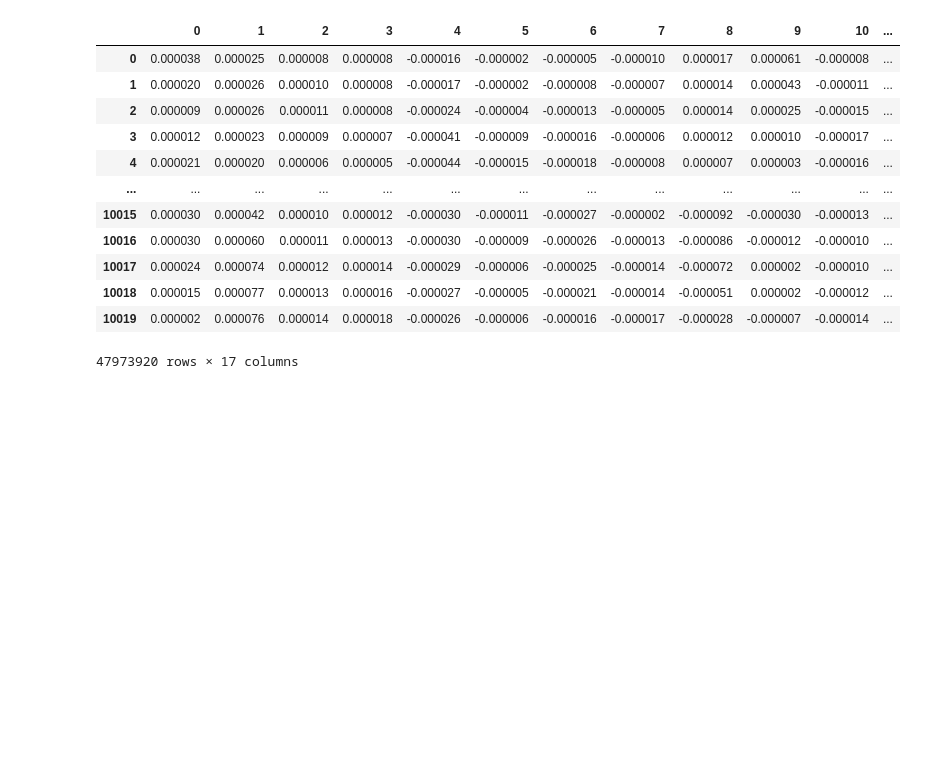
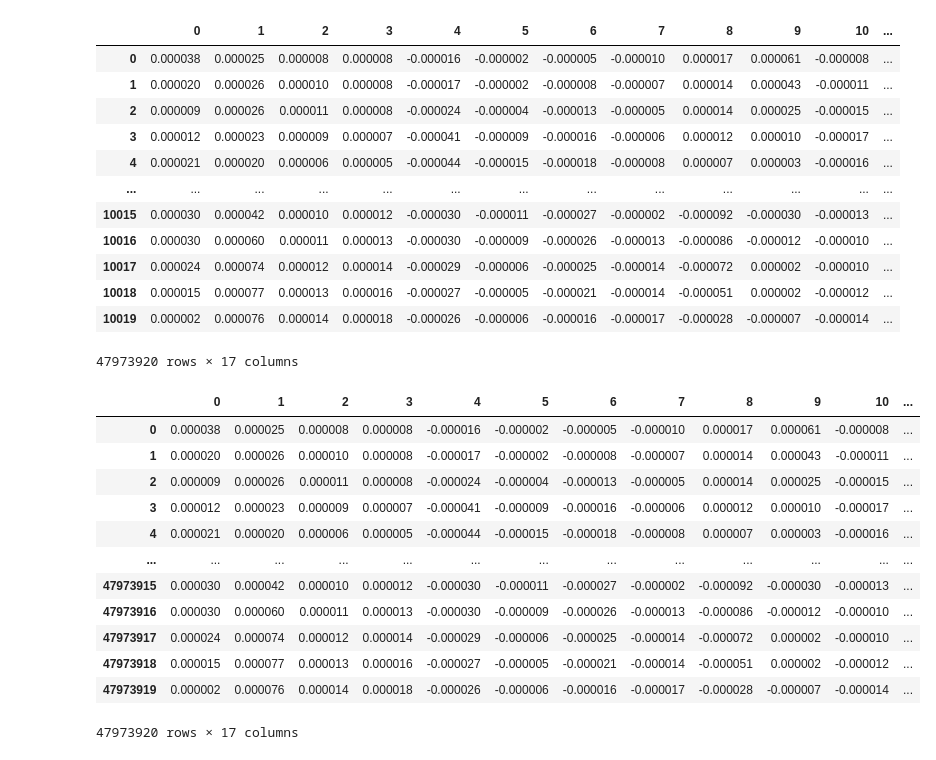
Before and after one commit to pincode840/Project-Gesture-classification-technique-based-on-multiple-EMG-datasets, a Jupyter notebook: Untitled-1.ipynb, the cells around one changed output. Saved outputs shown, nothing was run; the diff lists cells and outputs as text; code cells hidden in the pictures; blank space fills up the shorter version.

```diff
--- a/Untitled-1.ipynb
+++ b/Untitled-1.ipynb
@@ -194,3 +213,20 @@ nature_df822149 종료
 | 10018 | 0.000015 | 0.000077 | 0.000013 | 0.000016 | -0.000027 | -0.000005 | -0.000021 | -0.000014 | -0.000051 | 0.000002 | -0.000012 | ... |
 | 10019 | 0.000002 | 0.000076 | 0.000014 | 0.000018 | -0.000026 | -0.000006 | -0.000016 | -0.000017 | -0.000028 | -0.000007 | -0.000014 | ... |
 47973920 rows × 17 columns
+# %%
+nature_db = pd.read_csv('nature_df.csv')
+nature_db
+# %% [output]
+|  | 0 | 1 | 2 | 3 | 4 | 5 | 6 | 7 | 8 | 9 | 10 | ... |
+| 0 | 0.000038 | 0.000025 | 0.000008 | 0.000008 | -0.000016 | -0.000002 | -0.000005 | -0.000010 | 0.000017 | 0.000061 | -0.000008 | ... |
+| 1 | 0.000020 | 0.000026 | 0.000010 | 0.000008 | -0.000017 | -0.000002 | -0.000008 | -0.000007 | 0.000014 | 0.000043 | -0.000011 | ... |
+| 2 | 0.000009 | 0.000026 | 0.000011 | 0.000008 | -0.000024 | -0.000004 | -0.000013 | -0.000005 | 0.000014 | 0.000025 | -0.000015 | ... |
+| 3 | 0.000012 | 0.000023 | 0.000009 | 0.000007 | -0.000041 | -0.000009 | -0.000016 | -0.000006 | 0.000012 | 0.000010 | -0.000017 | ... |
+| 4 | 0.000021 | 0.000020 | 0.000006 | 0.000005 | -0.000044 | -0.000015 | -0.000018 | -0.000008 | 0.000007 | 0.000003 | -0.000016 | ... |
+| ... | ... | ... | ... | ... | ... | ... | ... | ... | ... | ... | ... | ... |
+| 47973915 | 0.000030 | 0.000042 | 0.000010 | 0.000012 | -0.000030 | -0.000011 | -0.000027 | -0.000002 | -0.000092 | -0.000030 | -0.000013 | ... |
+| 47973916 | 0.000030 | 0.000060 | 0.000011 | 0.000013 | -0.000030 | -0.000009 | -0.000026 | -0.000013 | -0.000086 | -0.000012 | -0.000010 | ... |
+| 47973917 | 0.000024 | 0.000074 | 0.000012 | 0.000014 | -0.000029 | -0.000006 | -0.000025 | -0.000014 | -0.000072 | 0.000002 | -0.000010 | ... |
+| 47973918 | 0.000015 | 0.000077 | 0.000013 | 0.000016 | -0.000027 | -0.000005 | -0.000021 | -0.000014 | -0.000051 | 0.000002 | -0.000012 | ... |
+| 47973919 | 0.000002 | 0.000076 | 0.000014 | 0.000018 | -0.000026 | -0.000006 | -0.000016 | -0.000017 | -0.000028 | -0.000007 | -0.000014 | ... |
+47973920 rows × 17 columns
```
Also changed, not shown: parts of 6 cells of this notebook, 2 other files.
